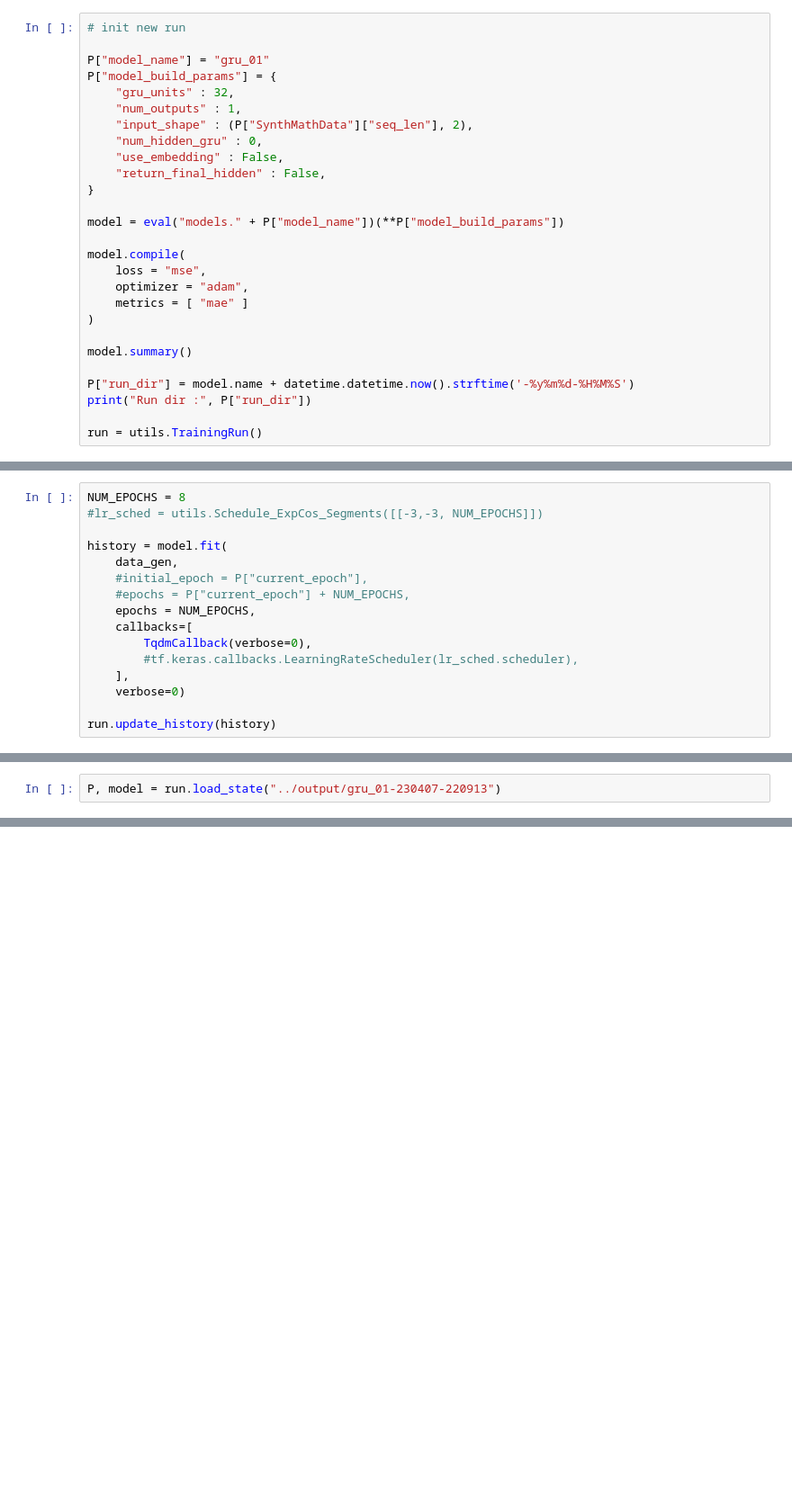
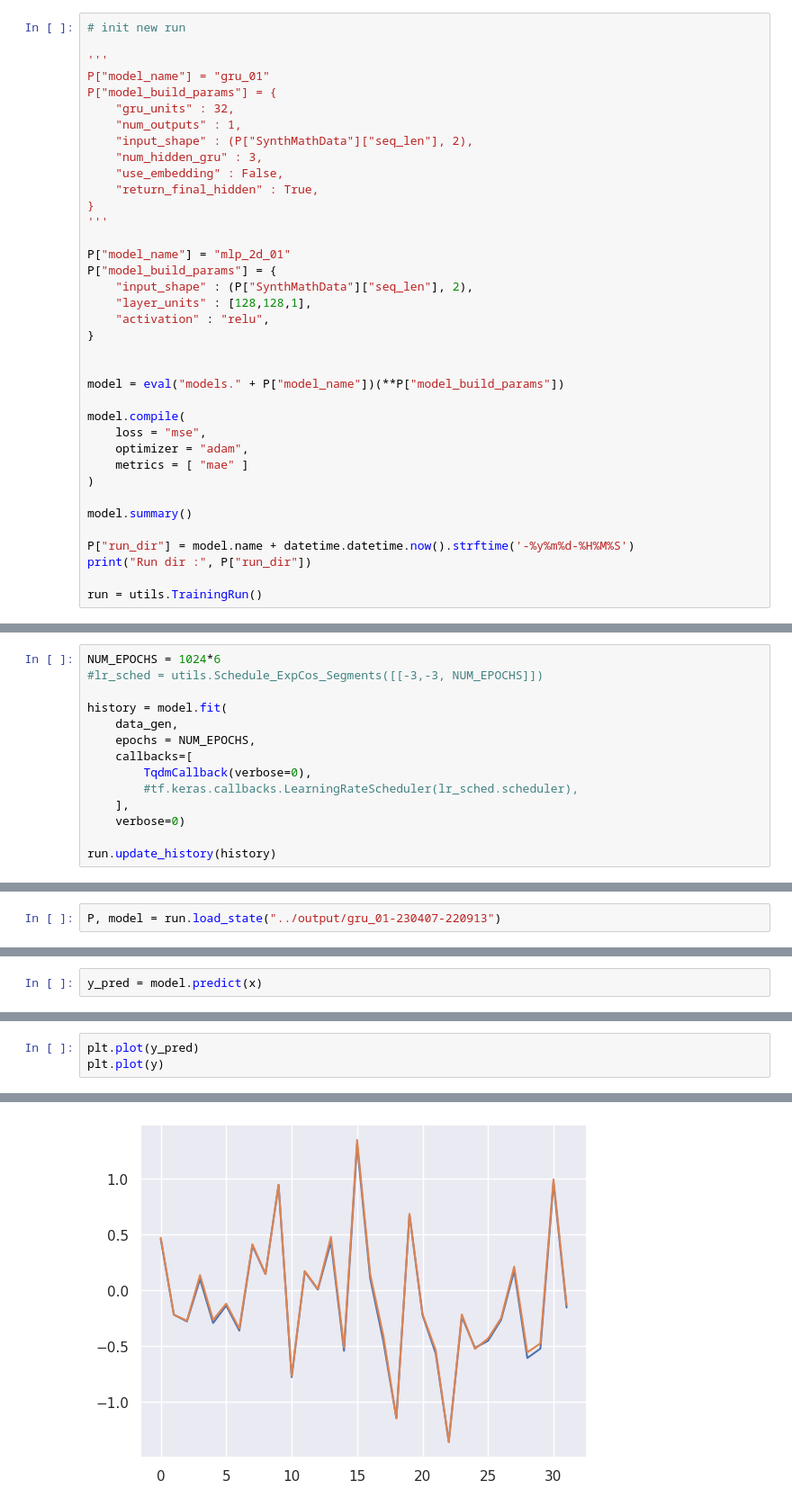
Before and after one commit to FriedChips/dl_basics, a Jupyter notebook: experiments/sequences_add_mult.ipynb, the cells around one changed output, grey strips where cells are left out. Shown at 90% size. Cells and saved outputs as stored; diff of their text form; blank space fills up the shorter version.

```diff
--- a/experiments/sequences_add_mult.ipynb
+++ b/experiments/sequences_add_mult.ipynb
@@ -61,15 +66,25 @@ print(x.shape, x.dtype, y.shape, y.dtype)
 # %%
 # init new run
 
+'''
 P["model_name"] = "gru_01"
 P["model_build_params"] = {
     "gru_units" : 32,
     "num_outputs" : 1,
     "input_shape" : (P["SynthMathData"]["seq_len"], 2),
-    "num_hidden_gru" : 0,
+    "num_hidden_gru" : 3,
     "use_embedding" : False,
-    "return_final_hidden" : False,
+    "return_final_hidden" : True,
 }
+'''
+
+P["model_name"] = "mlp_2d_01"
+P["model_build_params"] = {
+    "input_shape" : (P["SynthMathData"]["seq_len"], 2),
+    "layer_units" : [128,128,1],
+    "activation" : "relu",
+}
+
 
 model = eval("models." + P["model_name"])(**P["model_build_params"])
 
@@ -108,11 +121,9 @@ Run dir : gru_01-230407-221355
 # %%
-NUM_EPOCHS = 8
+NUM_EPOCHS = 1024*6
 #lr_sched = utils.Schedule_ExpCos_Segments([[-3,-3, NUM_EPOCHS]])
 
 history = model.fit(
     data_gen,
-    #initial_epoch = P["current_epoch"],
-    #epochs = P["current_epoch"] + NUM_EPOCHS,
     epochs = NUM_EPOCHS,
     callbacks=[
         TqdmCallback(verbose=0),
@@ -142,0 +159,2 @@ axs[1].set_ylim(0,0.2)
+# %%
+y_pred = model.predict(x)
@@ -142,0 +163,4 @@ axs[1].set_ylim(0,0.2)
+# %%
+plt.plot(y_pred)
+plt.plot(y)
+# %% [output]
@@ -142,0 +168 @@ axs[1].set_ylim(0,0.2)
+[figure, added]
```
Also changed, not shown: parts of 9 cells of this notebook.
